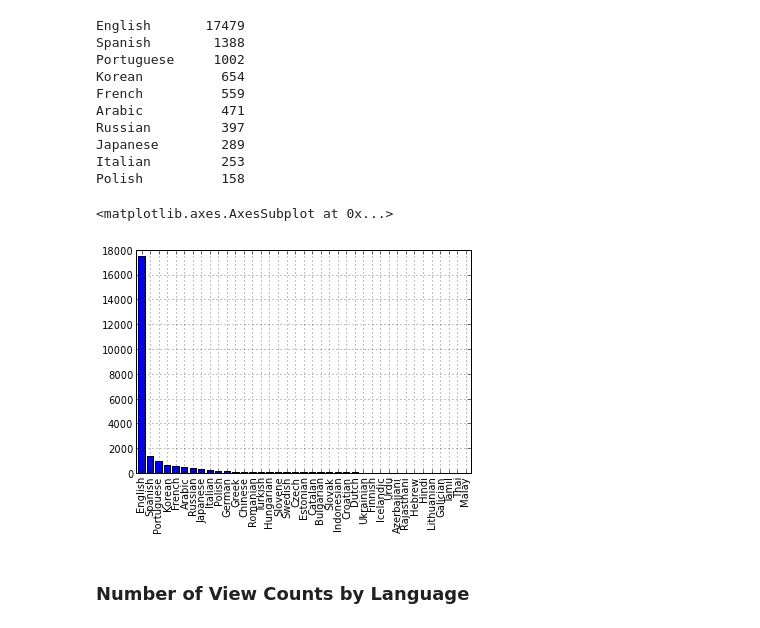
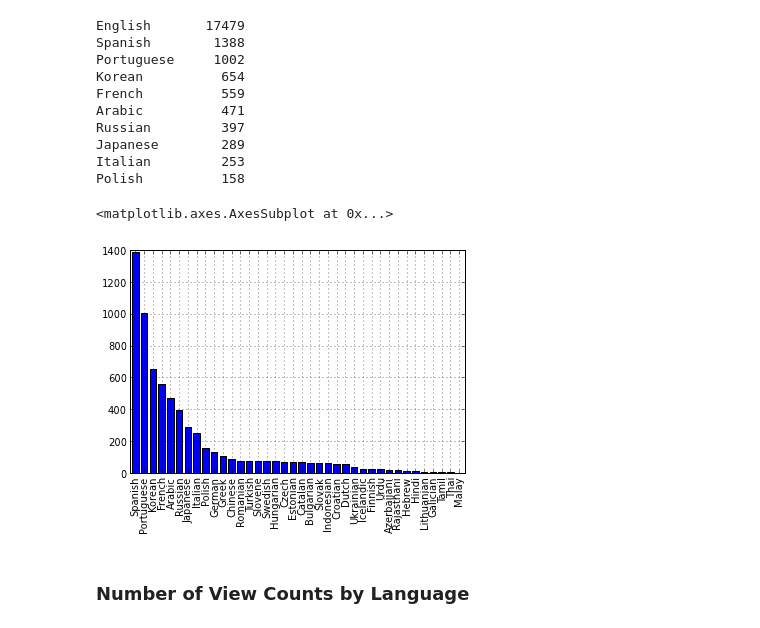
Before and after one commit to 96chan/All_about_TED_and_TEDx, a Jupyter notebook: All About TEDx.ipynb, the cells around one changed output. Cells and saved outputs as stored; diff of their text form; code cells hidden in the pictures.

```diff
--- a/All About TEDx.ipynb
+++ b/All About TEDx.ipynb
@@ -315,10 +319,10 @@ Japanese        289
 Italian         253
 Polish          158
 # %%
-tedx_df['lang'].value_counts().plot(kind="bar")
+tedx_df[tedx_df.lang!='English']['lang'].value_counts().plot(kind="bar")
 # %% [output]
 <matplotlib.axes.AxesSubplot at 0x...>
-[figure, old version]
+[figure, new version]
 # %% [markdown]
 ### Number of View Counts by Language
 # %% [markdown]
```
Also changed, not shown: parts of 4 cells of this notebook.
